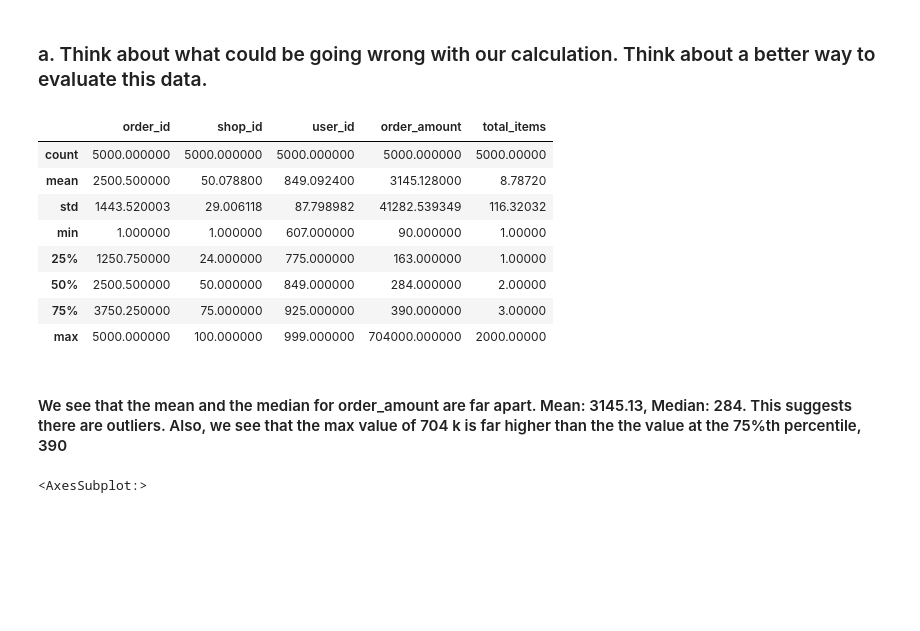
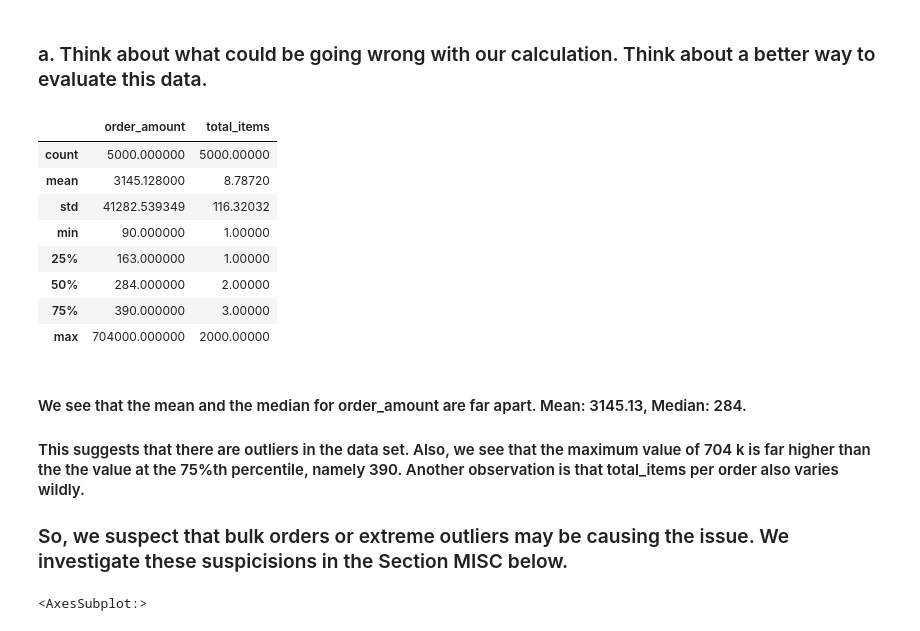
Before and after one commit to yolsever/shop_data_challenge, a Jupyter notebook: Shopify Data Challenge.ipynb, the cells around one changed output. Saved outputs shown, nothing was run; the diff lists cells and outputs as text; code cells hidden in the pictures; blank space fills up the shorter version.

```diff
--- a/Shopify Data Challenge.ipynb
+++ b/Shopify Data Challenge.ipynb
@@ -11,19 +11,22 @@ df = pd.read_csv("../2019 Winter Data Science Intern Challenge Data Set - Sheet1
 ### a. Think about what could be going wrong with our calculation. Think about a better way to evaluate this data.
 # %%
 # Basic data summary. We have 5 columns.
-df.describe()
+df[["order_amount","total_items"]].describe()
 # %% [output]
-|  | order_id | shop_id | user_id | order_amount | total_items |
-| count | 5000.000000 | 5000.000000 | 5000.000000 | 5000.000000 | 5000.00000 |
-| mean | 2500.500000 | 50.078800 | 849.092400 | 3145.128000 | 8.78720 |
-| std | 1443.520003 | 29.006118 | 87.798982 | 41282.539349 | 116.32032 |
-| min | 1.000000 | 1.000000 | 607.000000 | 90.000000 | 1.00000 |
-| 25% | 1250.750000 | 24.000000 | 775.000000 | 163.000000 | 1.00000 |
-| 50% | 2500.500000 | 50.000000 | 849.000000 | 284.000000 | 2.00000 |
-| 75% | 3750.250000 | 75.000000 | 925.000000 | 390.000000 | 3.00000 |
-| max | 5000.000000 | 100.000000 | 999.000000 | 704000.000000 | 2000.00000 |
+|  | order_amount | total_items |
+| count | 5000.000000 | 5000.00000 |
+| mean | 3145.128000 | 8.78720 |
+| std | 41282.539349 | 116.32032 |
+| min | 90.000000 | 1.00000 |
+| 25% | 163.000000 | 1.00000 |
+| 50% | 284.000000 | 2.00000 |
+| 75% | 390.000000 | 3.00000 |
+| max | 704000.000000 | 2000.00000 |
 # %% [markdown]
-#### We see that the mean and the median for order_amount are far apart. Mean: 3145.13, Median: 284. This suggests there are outliers. Also, we see that the max value of 704 k is far higher than the the value at the 75%th percentile, 390
+#### We see that the mean and the median for order_amount are far apart. Mean: 3145.13, Median: 284.
+#### This suggests that there are outliers in the data set. Also, we see that the maximum value of 704 k is far higher than the the value at the 75%th percentile, namely 390. Another observation is that total_items per order also varies wildly.
+
+### So, we suspect that bulk orders or extreme outliers may be causing the issue. We investigate these suspicisions in the Section MISC below.
 # %%
 # Histogram for order_amount
 df.order_amount.hist()
```
Also changed, not shown: parts of 18 cells of this notebook, 1 other file.
